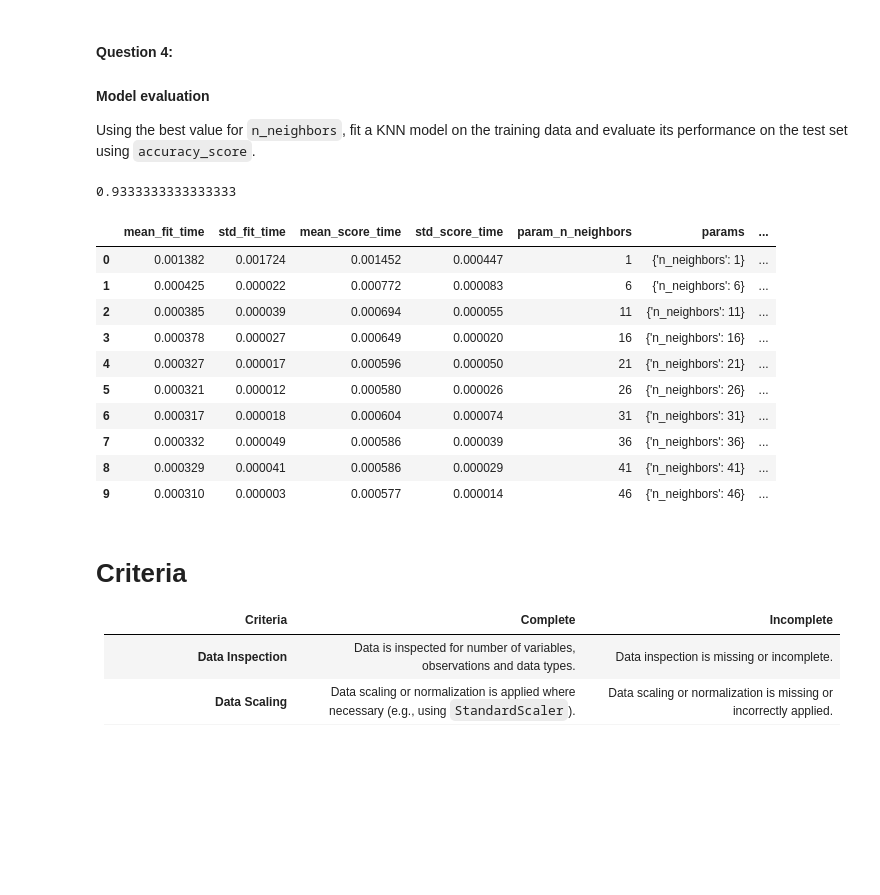
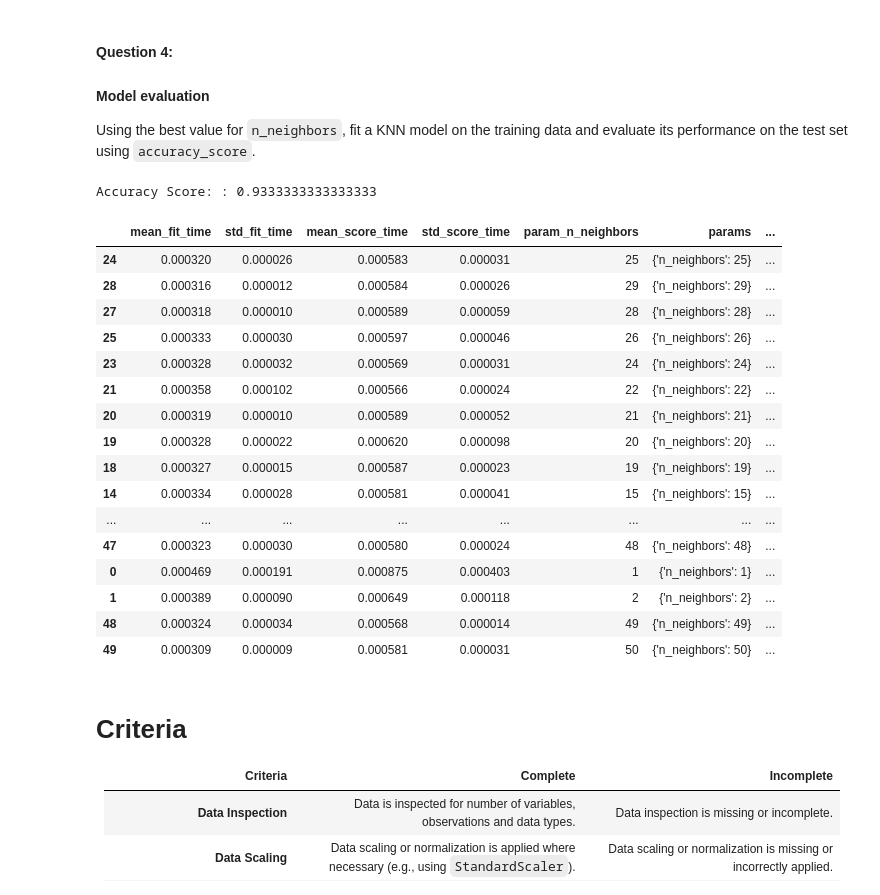
Before and after one commit to UofT-DSI/LCR, a Jupyter notebook: 02_activities/assignments/assignment_1.ipynb, the cells around one changed output. Drawn from its saved outputs; the diff is of its cells as text; code cells hidden in the pictures; blank space fills up the shorter version.

```diff
--- a/02_activities/assignments/assignment_1.ipynb
+++ b/02_activities/assignments/assignment_1.ipynb
@@ -229,9 +229,9 @@ Perform a grid search to tune the `n_neighbors` hyperparameter using 10-fold cro
 4. After fitting the model on the training data, identify and return the best value for `n_neighbors` based on the grid search results.
 # %%
 # Your code here...
-knn = KNeighborsClassifier(n_neighbors=6)
+knn = KNeighborsClassifier()
 parameter_grid = {
-    "n_neighbors": range(1, 50, 5),
+    "n_neighbors": range(1, 51)
 }
 
 predictors_tune_grid = GridSearchCV(
@@ -246,5 +246,7 @@ predictors_tune_grid.fit(
    y_train
 )
 
-# n_neighbors = 21
+print("The best value for n_neighbors based on grid search results",predictors_tune_grid.best_params_['n_neighbors'])
+
+# n_neighbors = 15
 # %% [output]
@@ -257,39 +258,45 @@ GridSearchCV(cv=10, estimator=KNeighborsClassifier(n_neighbors=6),
 Using the best value for `n_neighbors`, fit a KNN model on the training data and evaluate its performance on the test set using `accuracy_score`.
 # %%
 # Your code here...
-knn = KNeighborsClassifier(n_neighbors=21)
-knn
+knn = KNeighborsClassifier(n_neighbors=predictors_tune_grid.best_params_['n_neighbors'])
 knn.fit(X=predictors_train[["alcohol", "malic_acid","ash","alcalinity_of_ash","magnesium","total_phenols","flavanoids","nonflavanoid_phenols","proanthocyanins","color_intensity","hue","od280/od315_of_diluted_wines","proline"]],
         #y=predictors_train["class"]
         y=y_train)
 
 predictors_test["predicted"] = knn.predict(predictors_test[["alcohol", "malic_acid","ash","alcalinity_of_ash","magnesium","total_phenols","flavanoids","nonflavanoid_phenols","proanthocyanins","color_intensity","hue","od280/od315_of_diluted_wines","proline"]])
 predictors_test
 
 accuracy = knn.score(
     predictors_test[["alcohol", "malic_acid","ash","alcalinity_of_ash","magnesium","total_phenols","flavanoids","nonflavanoid_phenols","proanthocyanins","color_intensity","hue","od280/od315_of_diluted_wines","proline"]],
     #predictors_test["class"]
     y_test
 )
-print(accuracy)
+print("Accuracy Score: :",accuracy)
 # 93.33 accuracy
 
 accuracy_grid_score = pd.DataFrame(predictors_tune_grid.cv_results_)
-accuracy_grid_score
+
+accuracy_grid_score.sort_values(by='rank_test_score')
 #Rank 1 for n_neighbors=21 or 26
 # %% [output]
-0.9333333333333333
+Accuracy Score: : 0.9333333333333333
 |  | mean_fit_time | std_fit_time | mean_score_time | std_score_time | param_n_neighbors | params | ... |
-| 0 | 0.001382 | 0.001724 | 0.001452 | 0.000447 | 1 | {'n_neighbors': 1} | ... |
-| 1 | 0.000425 | 0.000022 | 0.000772 | 0.000083 | 6 | {'n_neighbors': 6} | ... |
-| 2 | 0.000385 | 0.000039 | 0.000694 | 0.000055 | 11 | {'n_neighbors': 11} | ... |
-| 3 | 0.000378 | 0.000027 | 0.000649 | 0.000020 | 16 | {'n_neighbors': 16} | ... |
-| 4 | 0.000327 | 0.000017 | 0.000596 | 0.000050 | 21 | {'n_neighbors': 21} | ... |
-| 5 | 0.000321 | 0.000012 | 0.000580 | 0.000026 | 26 | {'n_neighbors': 26} | ... |
-| 6 | 0.000317 | 0.000018 | 0.000604 | 0.000074 | 31 | {'n_neighbors': 31} | ... |
-| 7 | 0.000332 | 0.000049 | 0.000586 | 0.000039 | 36 | {'n_neighbors': 36} | ... |
-| 8 | 0.000329 | 0.000041 | 0.000586 | 0.000029 | 41 | {'n_neighbors': 41} | ... |
-| 9 | 0.000310 | 0.000003 | 0.000577 | 0.000014 | 46 | {'n_neighbors': 46} | ... |
+| 24 | 0.000320 | 0.000026 | 0.000583 | 0.000031 | 25 | {'n_neighbors': 25} | ... |
+| 28 | 0.000316 | 0.000012 | 0.000584 | 0.000026 | 29 | {'n_neighbors': 29} | ... |
+| 27 | 0.000318 | 0.000010 | 0.000589 | 0.000059 | 28 | {'n_neighbors': 28} | ... |
+| 25 | 0.000333 | 0.000030 | 0.000597 | 0.000046 | 26 | {'n_neighbors': 26} | ... |
+| 23 | 0.000328 | 0.000032 | 0.000569 | 0.000031 | 24 | {'n_neighbors': 24} | ... |
+| 21 | 0.000358 | 0.000102 | 0.000566 | 0.000024 | 22 | {'n_neighbors': 22} | ... |
+| 20 | 0.000319 | 0.000010 | 0.000589 | 0.000052 | 21 | {'n_neighbors': 21} | ... |
+| 19 | 0.000328 | 0.000022 | 0.000620 | 0.000098 | 20 | {'n_neighbors': 20} | ... |
+| 18 | 0.000327 | 0.000015 | 0.000587 | 0.000023 | 19 | {'n_neighbors': 19} | ... |
+| 14 | 0.000334 | 0.000028 | 0.000581 | 0.000041 | 15 | {'n_neighbors': 15} | ... |
+| ... | ... | ... | ... | ... | ... | ... | ... |
+| 47 | 0.000323 | 0.000030 | 0.000580 | 0.000024 | 48 | {'n_neighbors': 48} | ... |
+| 0 | 0.000469 | 0.000191 | 0.000875 | 0.000403 | 1 | {'n_neighbors': 1} | ... |
+| 1 | 0.000389 | 0.000090 | 0.000649 | 0.000118 | 2 | {'n_neighbors': 2} | ... |
+| 48 | 0.000324 | 0.000034 | 0.000568 | 0.000014 | 49 | {'n_neighbors': 49} | ... |
+| 49 | 0.000309 | 0.000009 | 0.000581 | 0.000031 | 50 | {'n_neighbors': 50} | ... |
 # %% [markdown]
 # Criteria
 
```
Also changed, not shown: parts of 2 cells of this notebook.
